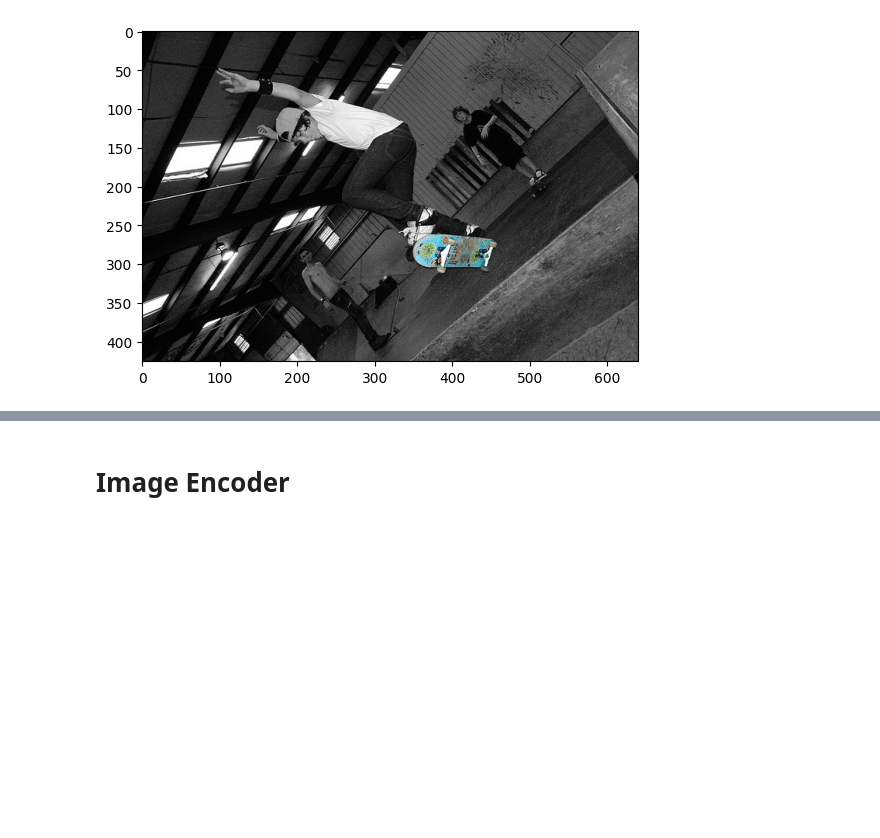
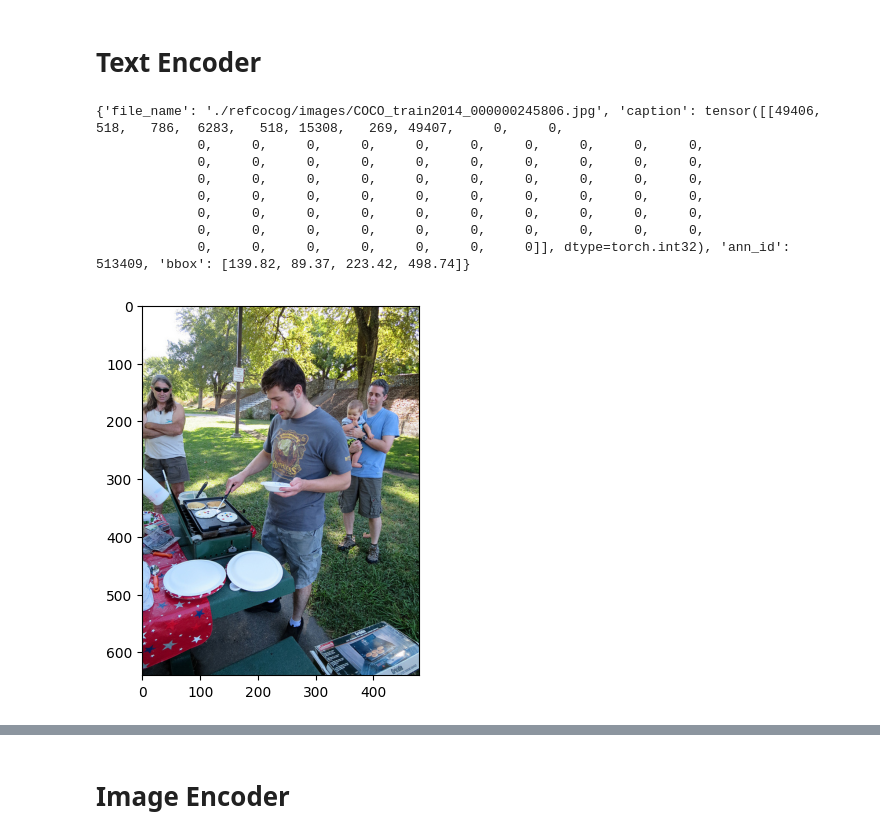
Before and after one commit to EdoardoMaines/DeepLearning, a Jupyter notebook: Code/CLIP_working.ipynb, the cells around one changed output, grey strips where cells are left out. Cells and saved outputs as stored; diff of their text form; code cells hidden in the pictures; blank space fills up the shorter version.

```diff
--- a/Code/CLIP_working.ipynb
+++ b/Code/CLIP_working.ipynb
@@ -26,14 +27,25 @@ class RefCOCOg(Dataset):
             'bbox': # coordinates (xmin, ymin, xmax, ymax) of the bounding box
         }
     """
+
     def __init__(self, refs, annotations, split="train"):
 
         self.dataset = [{"file_name": os.path.join("./refcocog/images/", f'{"_".join(elem["file_name"].split("_")[:3])}.jpg'),
-                            "caption": elem["sentences"][0]["raw"],
+                            "caption": clip.tokenize(elem["sentences"][0]["raw"]),
                             "ann_id": int(elem["file_name"].split("_")[3][:-4]),
                             "bbox": annotations[int(elem["file_name"].split("_")[3][:-4])]}
                         for elem in [d for d in refs if d["split"]==split]]
+    """
+    def __init__(self, refs, annotations, tokenizer, split="train"):
 
+        self.dataset = [{"file_name": os.path.join("./refcocog/images/", f'{"_".join(elem["file_name"].split("_")[:3])}.jpg'),
+                            "caption": tokenizer(
+                                    elem["sentences"][0]["raw"], padding=True, truncation=True, max_length=200
+                                ),
+                            "ann_id": int(elem["file_name"].split("_")[3][:-4]),
+                            "bbox": annotations[int(elem["file_name"].split("_")[3][:-4])]}
+                        for elem in [d for d in refs if d["split"]==split]]
+    """
     def __len__(self):
         return len(self.dataset)
 
@@ -114,3 +126,5 @@ transform = transforms.Compose([
     transforms.ToTensor(),
     transforms.Normalize(mean=[0.485, 0.456, 0.406], std=[0.229, 0.224, 0.225]),
 ])
+# %% [markdown]
+# Text Encoder
@@ -117,10 +147,19 @@ transform = transforms.Compose([
 # %%
-
+#tokenizer = DistilBertTokenizer.from_pretrained("distilbert-base-uncased")
 dataset_train = RefCOCOg(refs, annotations, split="train")
-plt.imshow(Image.open(dataset_train[2]["file_name"]))
+plt.imshow(Image.open(dataset_train[7341]["file_name"]))
+print(dataset_train[7341])
 dataloader_train = DataLoader(dataset_train, batch_size=1, collate_fn=collate_fn)
 # %% [output]
+{'file_name': './refcocog/images/COCO_train2014_000000245806.jpg', 'caption': tensor([[49406,   518,   786,  6283,   518, 15308,   269, 49407,     0,     0,
+             0,     0,     0,     0,     0,     0,     0,     0,     0,     0,
+             0,     0,     0,     0,     0,     0,     0,     0,     0,     0,
+             0,     0,     0,     0,     0,     0,     0,     0,     0,     0,
+             0,     0,     0,     0,     0,     0,     0,     0,     0,     0,
+             0,     0,     0,     0,     0,     0,     0,     0,     0,     0,
+             0,     0,     0,     0,     0,     0,     0,     0,     0,     0,
+             0,     0,     0,     0,     0,     0,     0]], dtype=torch.int32), 'ann_id': 513409, 'bbox': [139.82, 89.37, 223.42, 498.74]}
-[figure, old version]
+[figure, new version]
 # %%
 dataset_test = RefCOCOg(refs, annotations, split="test")
 plt.imshow(Image.open(dataset_test[2]["file_name"]))
```
Also changed, not shown: parts of 10 cells of this notebook, 1 other file.
